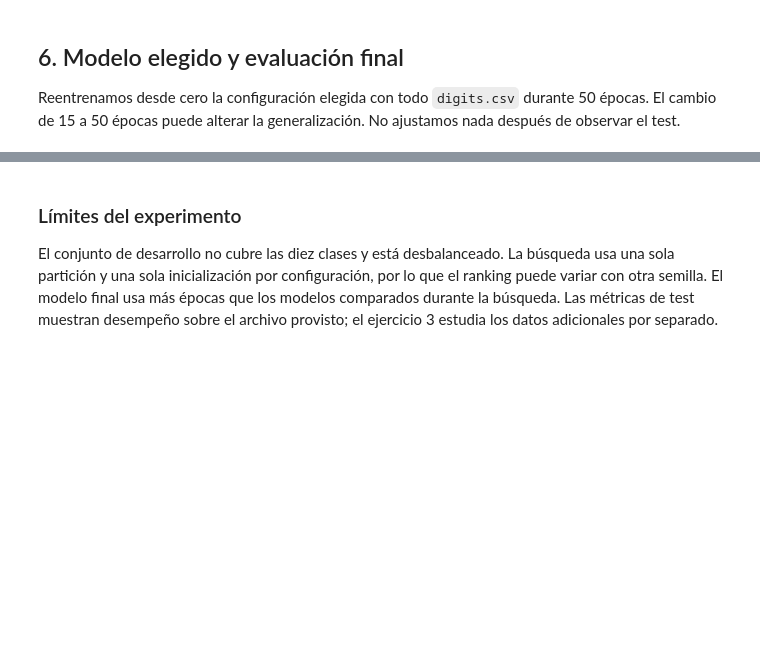
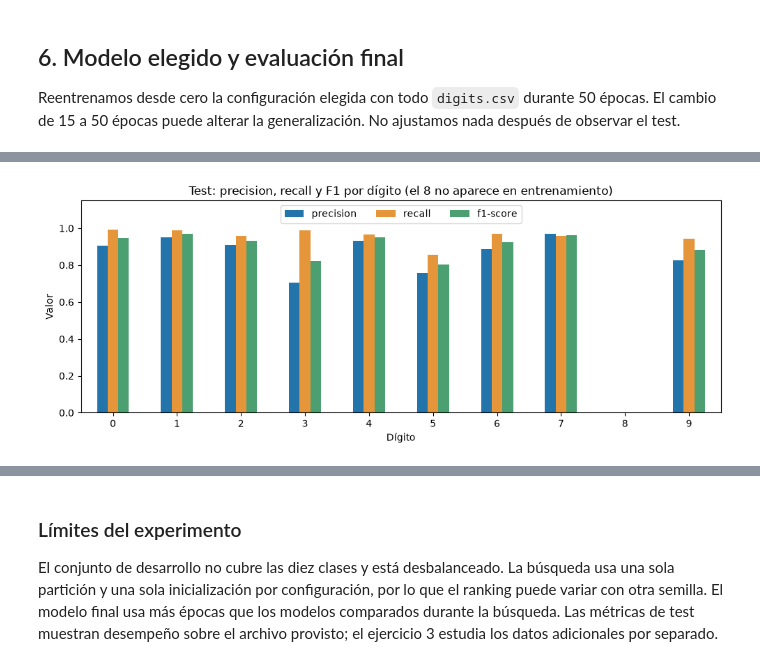
Before and after one commit to yakdudi12/DIAO2A, a Jupyter notebook: TP3/ejercicio2.ipynb, the cells around one changed output, grey strips where cells are left out. Saved outputs shown, nothing was run; the diff lists cells and outputs as text; code cells hidden in the pictures; blank space fills up the shorter version.

```diff
--- a/TP3/ejercicio2.ipynb
+++ b/TP3/ejercicio2.ipynb
@@ -354,0 +410,10 @@ plt.tight_layout(); plt.show()
+# %%
+per_class = pd.DataFrame(test_report).T.loc[[str(i) for i in range(10)], ['precision', 'recall', 'f1-score']]
+per_class.index.name = 'Dígito'
+ax = per_class.plot.bar(figsize=(10, 4), rot=0, color=['#2374AB', '#E5953A', '#4C9F70'])
+ax.set(title='Test: precision, recall y F1 por dígito (el 8 no aparece en entrenamiento)',
+       ylabel='Valor', ylim=(0, 1.15))
+ax.legend(loc='upper center', ncol=3)
+plt.tight_layout(); show('metricas_por_clase_ej2')
+# %% [output]
+[figure, added]
```
Also changed, not shown: parts of 16 cells of this notebook.
